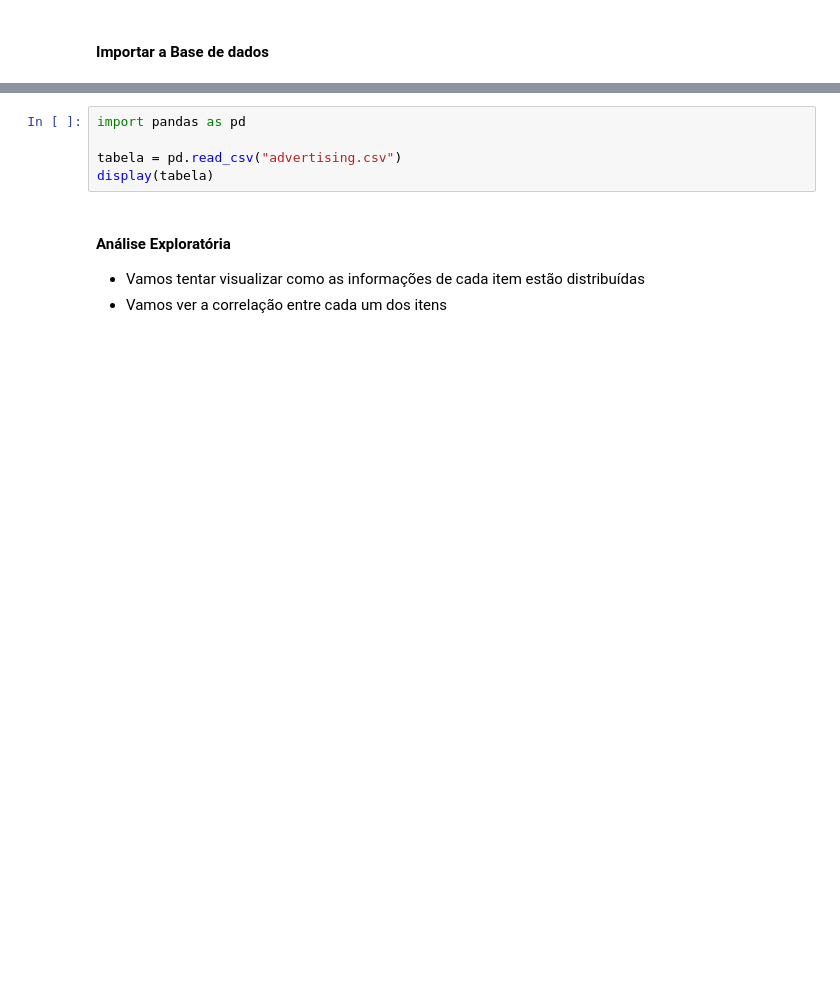
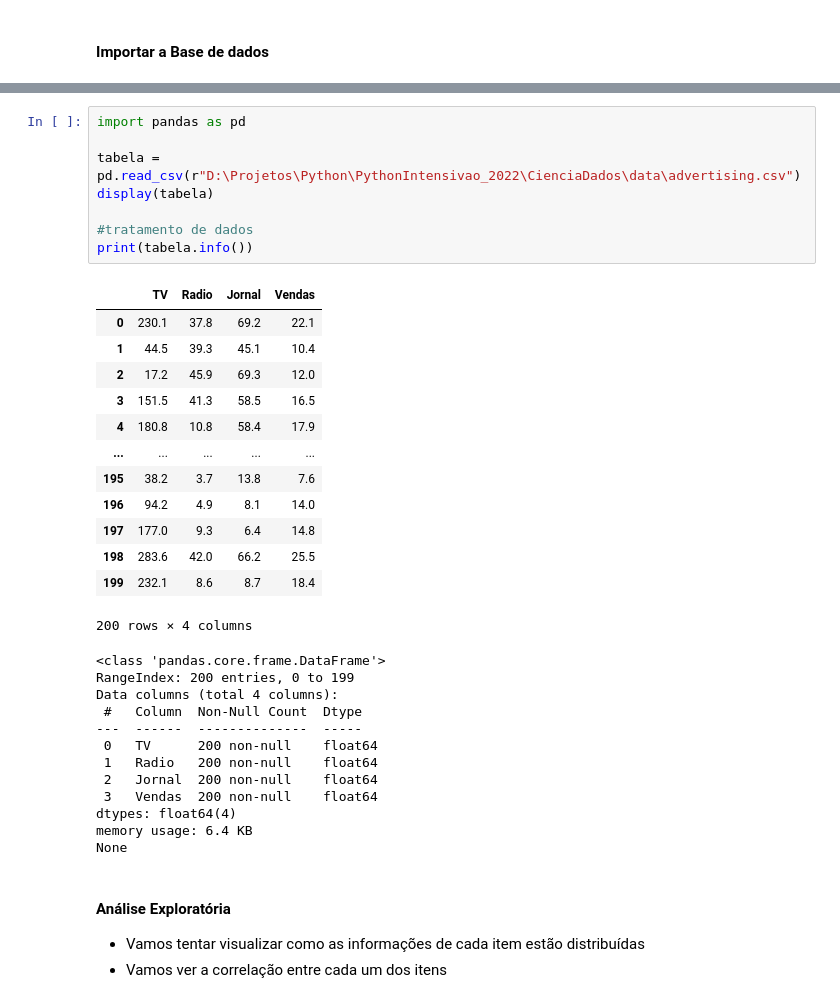
Before and after one commit to rafaelrossim/CienciaDados, a Jupyter notebook: Ciência_Dados_Midia.ipynb, the cells around one changed output, grey strips where cells are left out. Cells and saved outputs as stored; diff of their text form; blank space fills up the shorter version.

```diff
--- a/Ciência_Dados_Midia.ipynb
+++ b/Ciência_Dados_Midia.ipynb
@@ -17,8 +35,37 @@
 # %%
 import pandas as pd
 
-tabela = pd.read_csv("advertising.csv")
+tabela = pd.read_csv(r"D:\Projetos\Python\PythonIntensivao_2022\CienciaDados\data\advertising.csv")
 display(tabela)
+
+#tratamento de dados
+print(tabela.info())
+# %% [output]
+|  | TV | Radio | Jornal | Vendas |
+| 0 | 230.1 | 37.8 | 69.2 | 22.1 |
+| 1 | 44.5 | 39.3 | 45.1 | 10.4 |
+| 2 | 17.2 | 45.9 | 69.3 | 12.0 |
+| 3 | 151.5 | 41.3 | 58.5 | 16.5 |
+| 4 | 180.8 | 10.8 | 58.4 | 17.9 |
+| ... | ... | ... | ... | ... |
+| 195 | 38.2 | 3.7 | 13.8 | 7.6 |
+| 196 | 94.2 | 4.9 | 8.1 | 14.0 |
+| 197 | 177.0 | 9.3 | 6.4 | 14.8 |
+| 198 | 283.6 | 42.0 | 66.2 | 25.5 |
+| 199 | 232.1 | 8.6 | 8.7 | 18.4 |
+200 rows × 4 columns
+<class 'pandas.core.frame.DataFrame'>
+RangeIndex: 200 entries, 0 to 199
+Data columns (total 4 columns):
+ #   Column  Non-Null Count  Dtype
+---  ------  --------------  -----
+ 0   TV      200 non-null    float64
+ 1   Radio   200 non-null    float64
+ 2   Jornal  200 non-null    float64
+ 3   Vendas  200 non-null    float64
+dtypes: float64(4)
+memory usage: 6.4 KB
+None
 # %% [markdown]
 #### Análise Exploratória
 - Vamos tentar visualizar como as informações de cada item estão distribuídas
```
Also changed, not shown: parts of 10 cells of this notebook.
